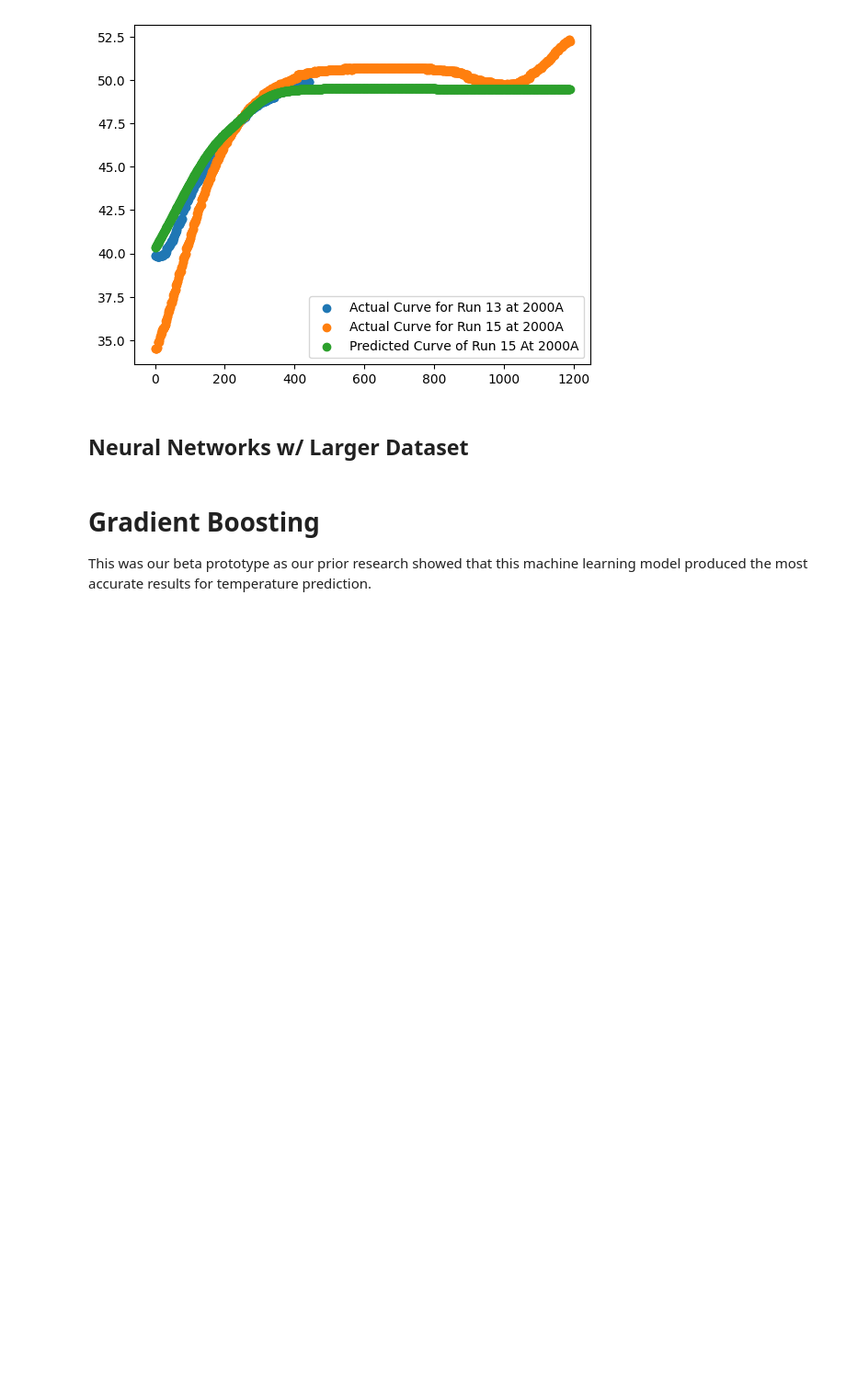
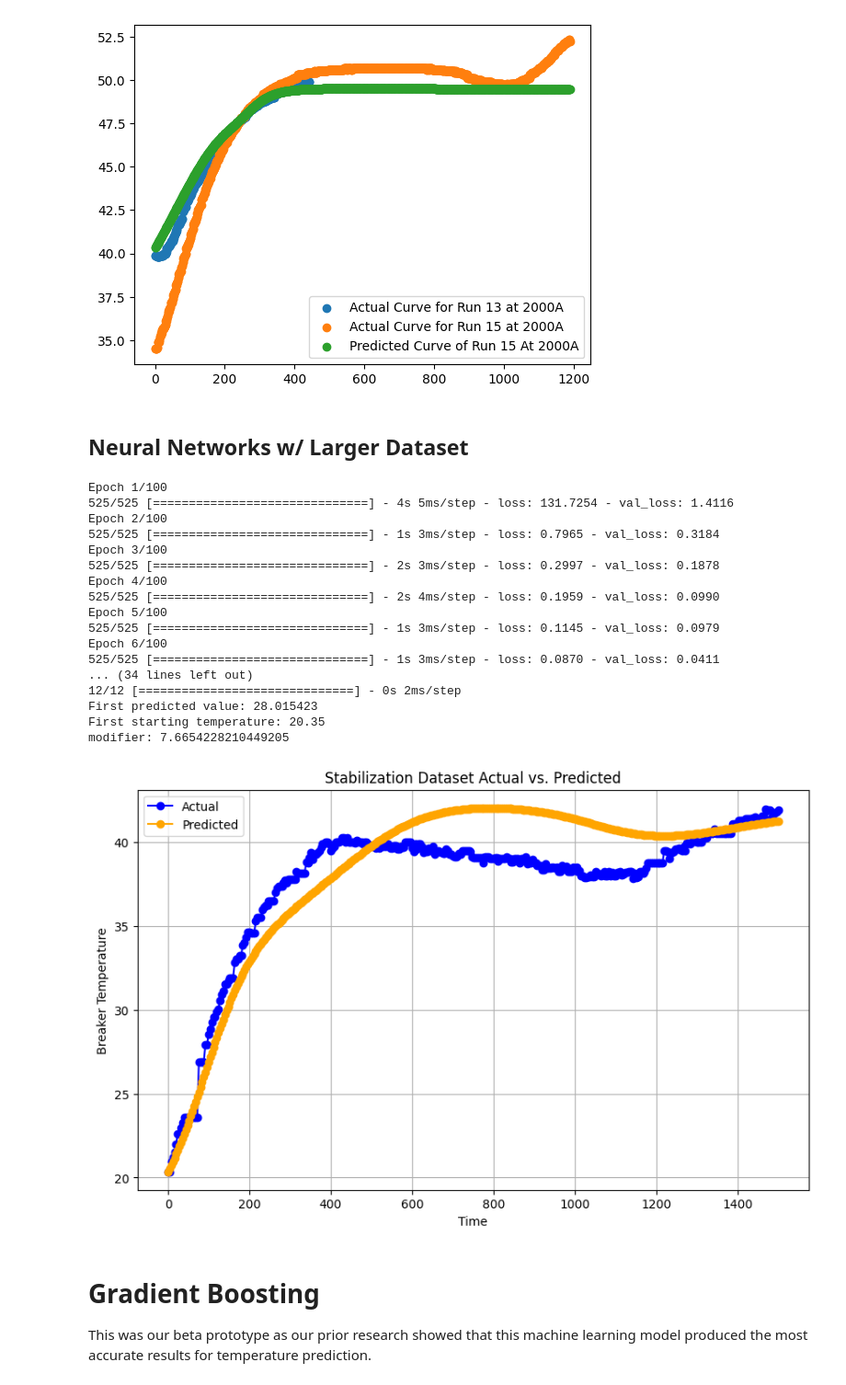
Before and after one commit to Dradeon/Capstone-Design-Project-SP2024, a Jupyter notebook: CapstoneProject.ipynb, the cells around one changed output. Shown: that part at 92% size. Cells and saved outputs as stored; diff of their text form; code cells hidden in the pictures; blank space fills up the shorter version.

```diff
--- a/CapstoneProject.ipynb
+++ b/CapstoneProject.ipynb
@@ -292,8 +292,10 @@ import pandas as pd
 import matplotlib.pyplot as plt
 from sklearn.model_selection import train_test_split
 from sklearn.preprocessing import StandardScaler
+import tensorflow as tf
 from tensorflow.keras.models import Sequential
 from tensorflow.keras.layers import Dense
+from tensorflow.keras.callbacks import EarlyStopping
 
 # Load the training data
 df_train_data = pd.read_excel('/content/All_Data.xlsx')
@@ -316,11 +318,15 @@ model.add(Dense(64, input_dim=4, activation='sigmoid'))  # Input layer with 4 fe
 model.add(Dense(32, activation='sigmoid'))  # Hidden layer with 32 neurons and ReLU activation function
 model.add(Dense(1))  # Output layer for regression
 
+
+optimizer = tf.optimizers.Adam(learning_rate=.025)
+early_stopping = EarlyStopping(monitor='val_loss', patience=8, restore_best_weights=True)
+
 # Compile the model
-model.compile(loss='mean_squared_error', optimizer='adam')
+model.compile(loss='mean_squared_error', optimizer=optimizer)
 
 # Train the model
-history = model.fit(x_train_scaled, y_train, validation_data=(x_val_scaled, y_val), epochs=100, batch_size=15, verbose=1)
+history = model.fit(x_train_scaled, y_train, validation_data=(x_val_scaled, y_val), epochs=100, batch_size=15, verbose=1, callbacks=[early_stopping])
 
 # Load the test data
 df_test_data = pd.read_excel('/content/HalfTestDataNN.xlsx')
@@ -332,33 +338,52 @@ y_test_data = df_test_data['Breaker Temp']
 # Scale the features for test data
 x_test_scaled = scaler.transform(x_test_data)
 
 # Evaluate the model on the test data
 test_loss = model.evaluate(x_test_scaled, y_test_data)
 print("Test Loss:", test_loss)
 
 # Make predictions on the test data
 y_pred = model.predict(x_test_scaled).flatten()
 # First value of y_pred
 first_pred_value = y_pred[0]
 
 # First value of starting temperature in the test data
 first_starting_temp = df_test_data.at[0, 'Starting Temp']
 
 print("First predicted value:", first_pred_value)
 print("First starting temperature:", first_starting_temp)
 modifier = first_pred_value - first_starting_temp
 print("modifier:", modifier)
 y_modified = y_pred - modifier
 # Plot actual vs. predicted breaker temperature values vs. time
 plt.figure(figsize=(10, 6))
 plt.plot(df_test_data['Time'], y_test_data, label='Actual', marker='o', linestyle='-', color='blue')
 plt.plot(df_test_data['Time'], y_modified, label='Predicted', marker='o', linestyle='-', color='orange')
 plt.xlabel('Time')
 plt.ylabel('Breaker Temperature')
 plt.title('Stabilization Dataset Actual vs. Predicted')
 plt.legend()
 plt.grid(True)
 plt.show()
+# %% [output]
+Epoch 1/100
+525/525 [==============================] - 4s 5ms/step - loss: 131.7254 - val_loss: 1.4116
+Epoch 2/100
+525/525 [==============================] - 1s 3ms/step - loss: 0.7965 - val_loss: 0.3184
+Epoch 3/100
+525/525 [==============================] - 2s 3ms/step - loss: 0.2997 - val_loss: 0.1878
+Epoch 4/100
+525/525 [==============================] - 2s 4ms/step - loss: 0.1959 - val_loss: 0.0990
+Epoch 5/100
+525/525 [==============================] - 1s 3ms/step - loss: 0.1145 - val_loss: 0.0979
+Epoch 6/100
+525/525 [==============================] - 1s 3ms/step - loss: 0.0870 - val_loss: 0.0411
+... (34 lines left out)
+12/12 [==============================] - 0s 2ms/step
+First predicted value: 28.015423
+First starting temperature: 20.35
+modifier: 7.6654228210449205
+[figure, added]
 # %% [markdown]
 # Gradient Boosting
 This was our beta prototype as our prior research showed that this machine learning model produced the  most accurate results for temperature prediction.
```
Also changed, not shown: parts of 2 cells of this notebook.
